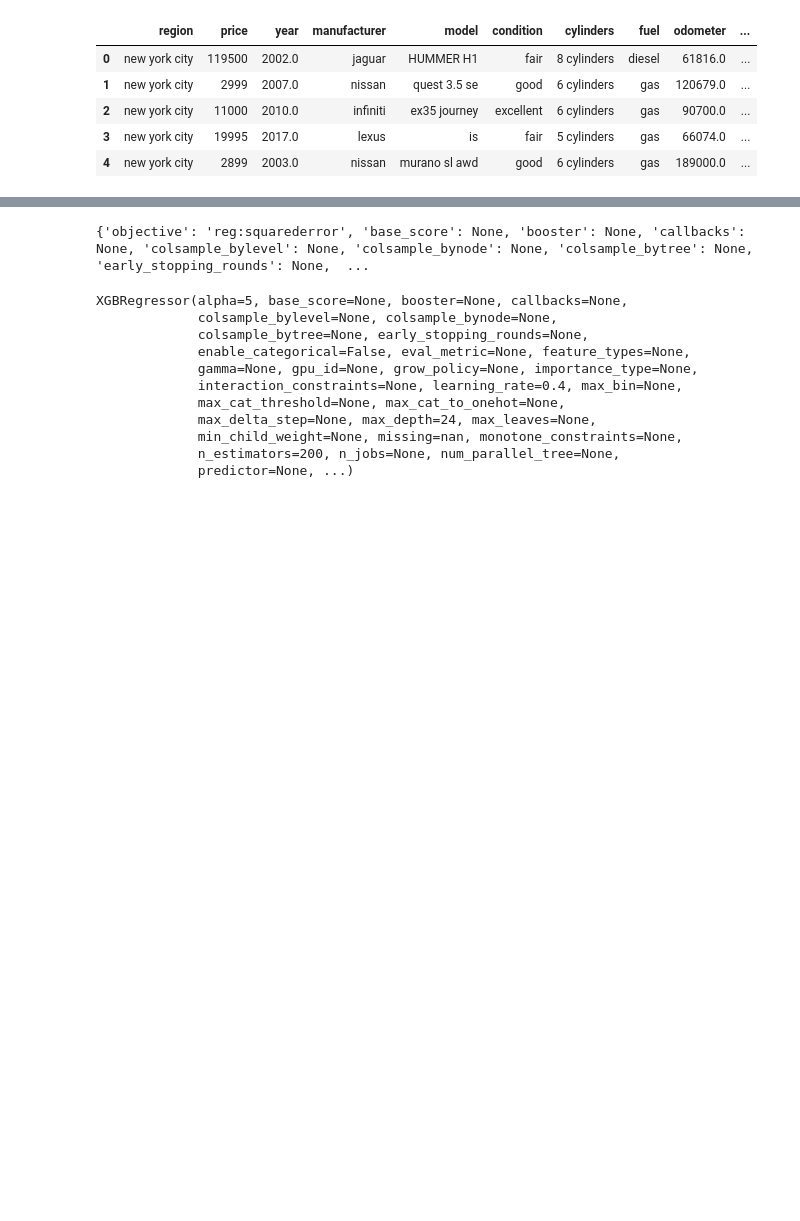
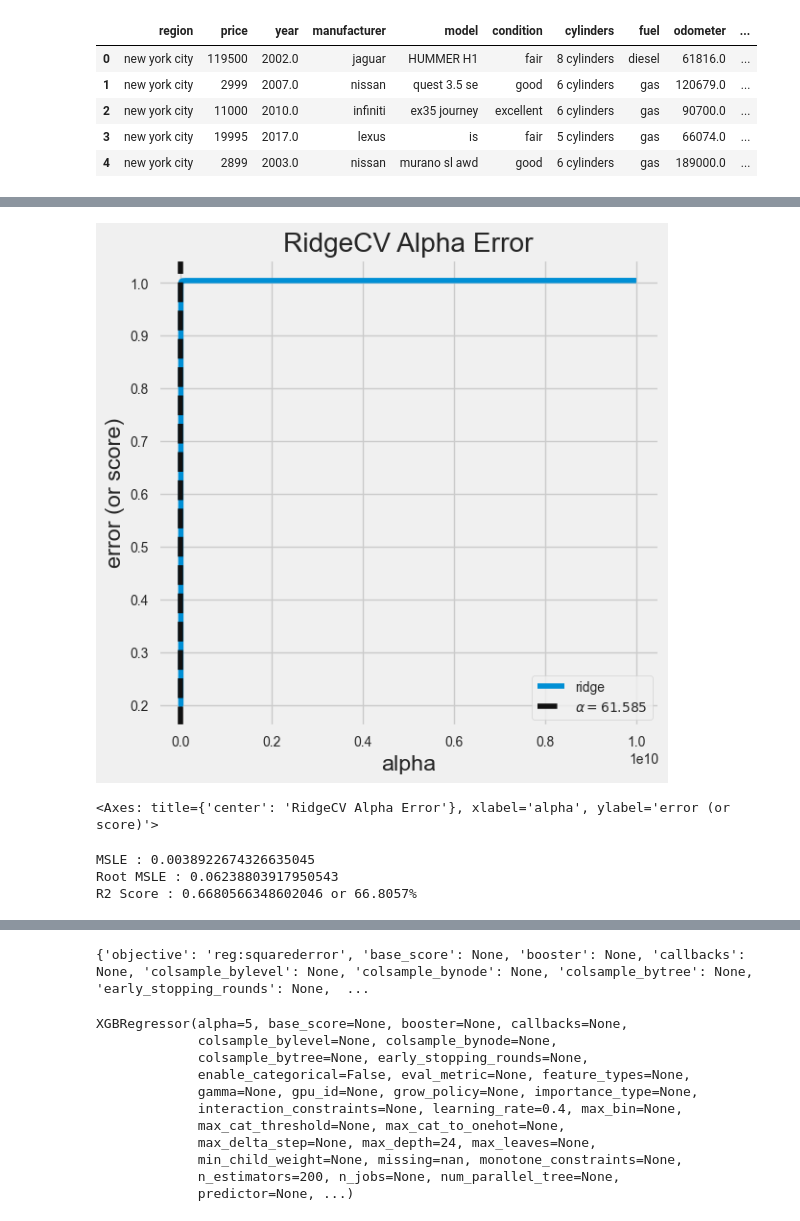
Before and after one commit to CarreteroMunozJoseIvan/Ivan_proyecto_final_ML-, a Jupyter notebook: notebooks/03_Entrenamiento_Modelo.ipynb, the cells around one changed output, grey strips where cells are left out. Cells and saved outputs as stored; diff of their text form; code cells hidden in the pictures; blank space fills up the shorter version.

```diff
--- a/notebooks/03_Entrenamiento_Modelo.ipynb
+++ b/notebooks/03_Entrenamiento_Modelo.ipynb
@@ -149,10 +236,0 @@ plt.show()
-# %%
-#estimating MSLE for k=1-9
-R_MSLE=[]
-for i in range(1,10):
-    KNN=KNeighborsRegressor(n_neighbors=i)
-    KNN.fit(X_train,y_train)
-    y_pred=KNN.predict(X_test)
-    error=np.sqrt(mean_squared_log_error(y_test, y_pred))
-    R_MSLE.append(error)
-    print("K =",i," , Root MSLE =",error)
@@ -158,0 +269,11 @@ for i in range(1,10):
+# %%
+#predicting value of alpha
+
+alphas = 10**np.linspace(10,-2,400)
+model = RidgeCV(alphas=alphas)
+visualizer = AlphaSelection(model)
+visualizer.fit(X_train,y_train)
+visualizer.show()
+# %% [output]
+[figure, added]
+<Axes: title={'center': 'RidgeCV Alpha Error'}, xlabel='alpha', ylabel='error (or score)'>
@@ -158,0 +285,13 @@ for i in range(1,10):
+# %%
+#model evaluation
+
+y_test_2,y_pred_2=remove_neg(y_test,y_pred)
+r2_ridge=result(y_test_2,y_pred_2)
+print("MSLE : {}".format(r2_ridge[0]))
+print("Root MSLE : {}".format(r2_ridge[1]))
+print("R2 Score : {} or {}%".format(r2_ridge[2],r2_ridge[3]))
+accu['Ridge Regression']=r2_ridge
+# %% [output]
+MSLE : 0.0038922674326635045
+Root MSLE : 0.06238803917950543
+R2 Score : 0.6680566348602046 or 66.8057%
```
Also changed, not shown: parts of 38 cells of this notebook, 22 other files.
